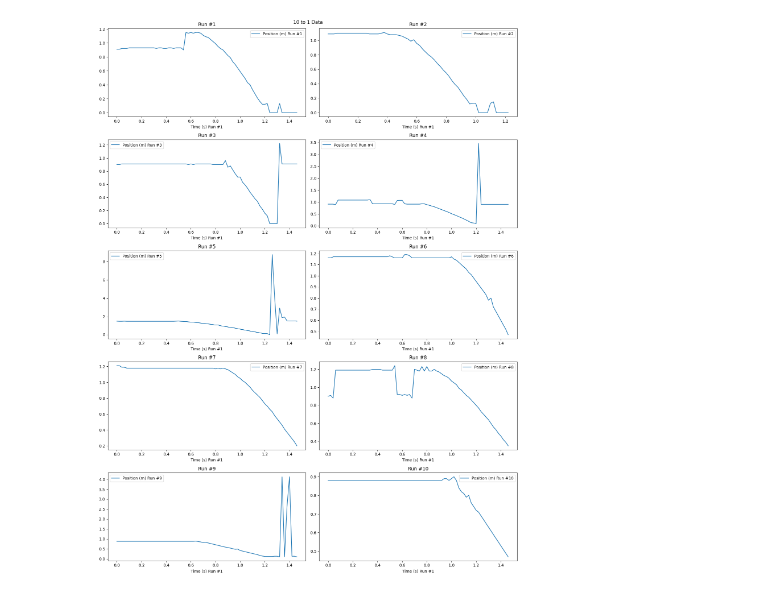
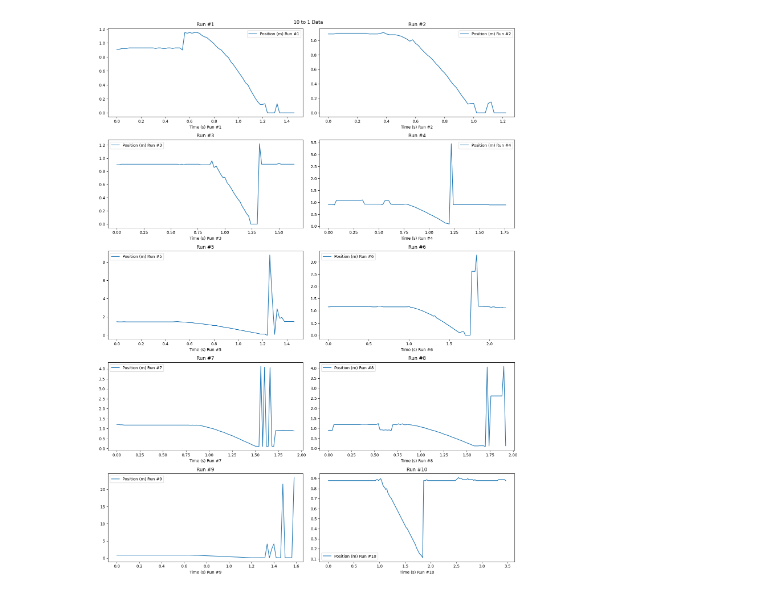
Before and after one commit to Alt-F17/SF2-Assignments-and-Submissions, a Jupyter notebook: ASSIGNMENTS/Assignment 1 - Mechanics Drop Test/Assingment1.ipynb, the cells around one changed output. Cells and saved outputs as stored; diff of their text form; code cells hidden in the pictures.

```diff
--- a/ASSIGNMENTS/Assignment 1 - Mechanics Drop Test/Assingment1.ipynb
+++ b/ASSIGNMENTS/Assignment 1 - Mechanics Drop Test/Assingment1.ipynb
@@ -8,16 +11,16 @@ import numpy as np
 import matplotlib.pyplot as plt
 
 # Load the data
-ten_to_one_df = pd.read_csv('10 to 1 Data.csv')
-ten_times_one_df = pd.read_csv('10x1 Data.csv')
+ten_to_one_df = pd.read_csv('10 filters to 1 filter Data.csv')
+ten_times_one_df = pd.read_csv('10 times 1 filter Data.csv')
 # %%
 # Plot the initial data
 fig, axs = plt.subplots(5, 2, figsize=(15, 20))
 plt.suptitle('10 to 1 Data')
 for i in range(10):
-    ten_to_one_df.plot(x='Time (s) Run #1', y=f'Position (m) Run #{i+1}', ax=axs[i//2, i%2], title=f'Run #{i+1}')
+    ten_to_one_df.plot(x=f'Time (s) Run #{i+1}', y=f'Position (m) Run #{i+1}', ax=axs[i//2, i%2], title=f'Run #{i+1}')
 plt.tight_layout()
 plt.show()
 # %% [output]
-[figure, old version]
+[figure, new version]
 # %%
```
Also changed, not shown: parts of 5 cells of this notebook, 5 other files.
